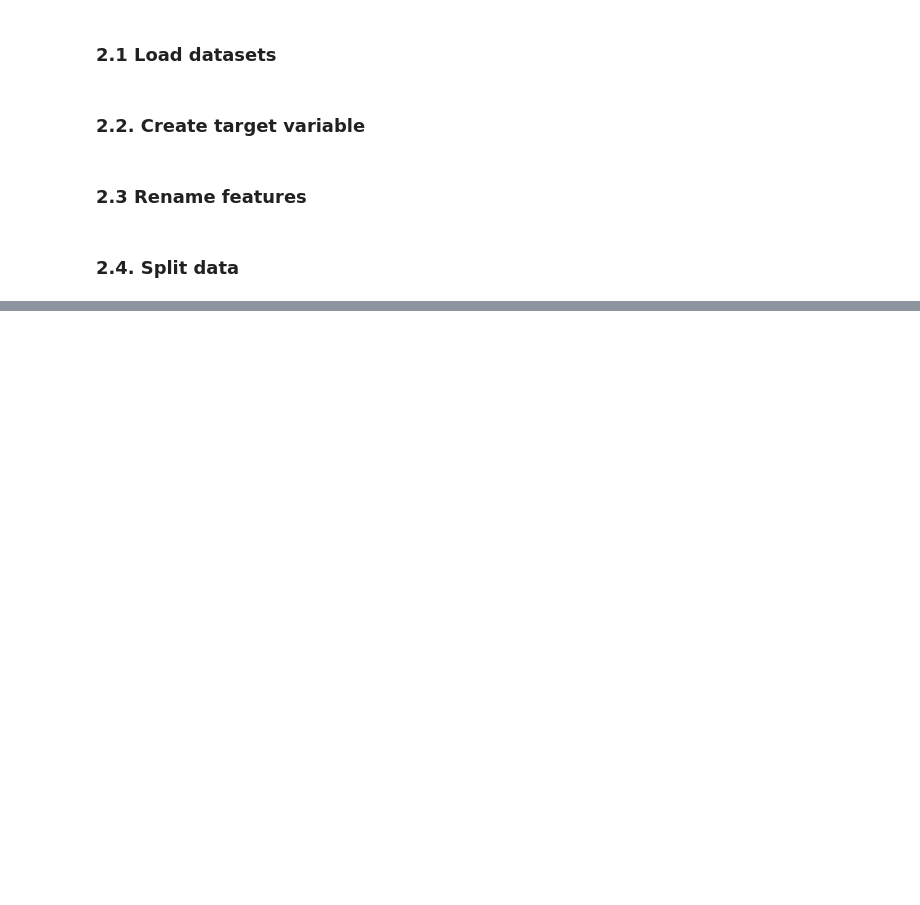
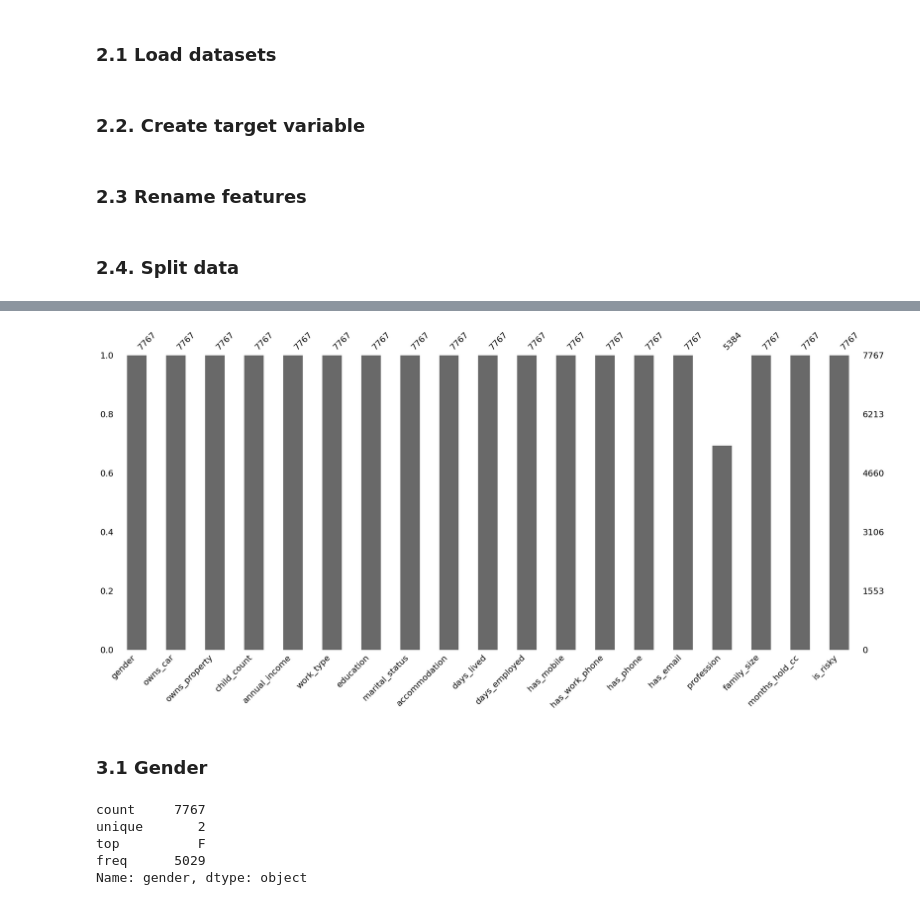
Before and after one commit to himaanssu/Credit_Card_Approval_Prediction, a Jupyter notebook: project.ipynb, the cells around one changed output, grey strips where cells are left out. Cells and saved outputs as stored; diff of their text form; code cells hidden in the pictures; blank space fills up the shorter version.

Commit message:
Include gender EDA

```diff
--- a/project.ipynb
+++ b/project.ipynb
@@ -68,0 +83,5 @@ cc_train_original, cc_test_original = data_split(final_df, 0.2)
+# %%
+msno.bar(cc_train_copy)
+plt.show()
+# %% [output]
+[figure, added]
@@ -68,0 +96,10 @@ cc_train_original, cc_test_original = data_split(final_df, 0.2)
+# %% [markdown]
+### 3.1 **Gender**
+# %%
+cc_train_copy['gender'].describe()
+# %% [output]
+count     7767
+unique       2
+top          F
+freq      5029
+Name: gender, dtype: object
```
Also changed, not shown: parts of 8 cells of this notebook.
